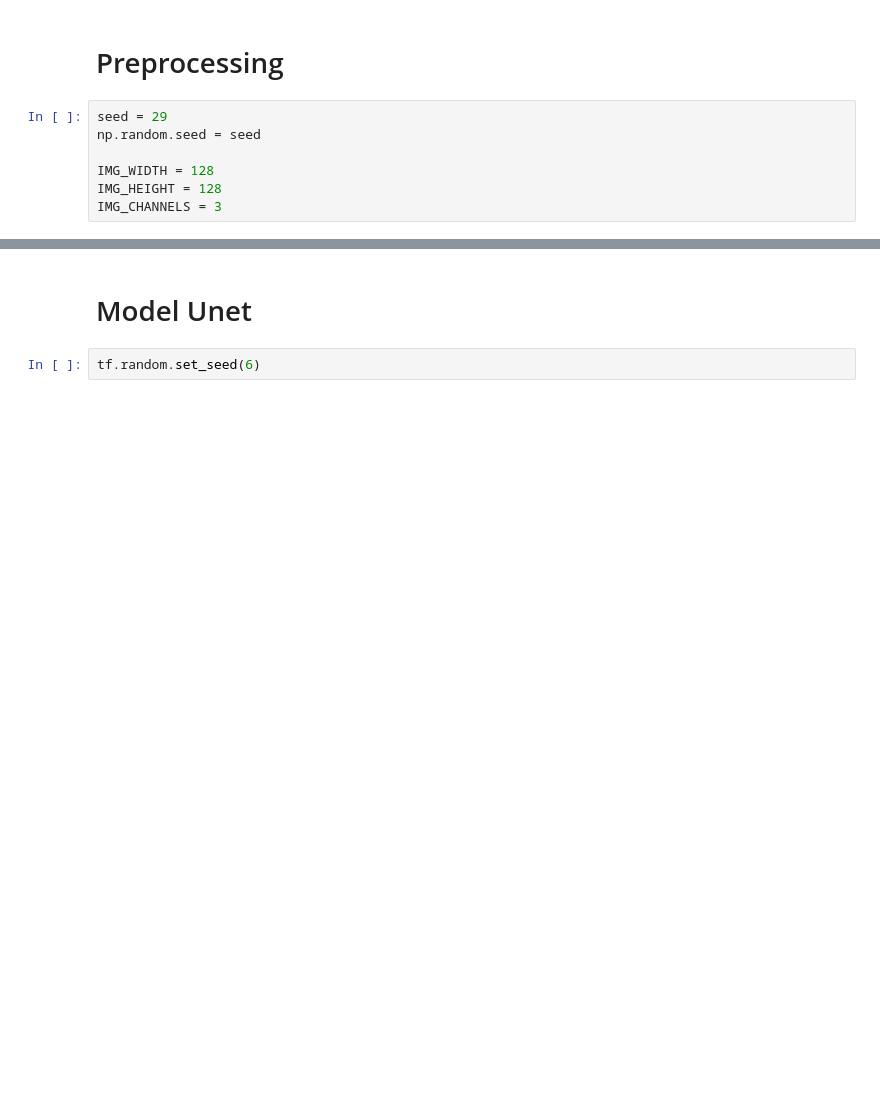
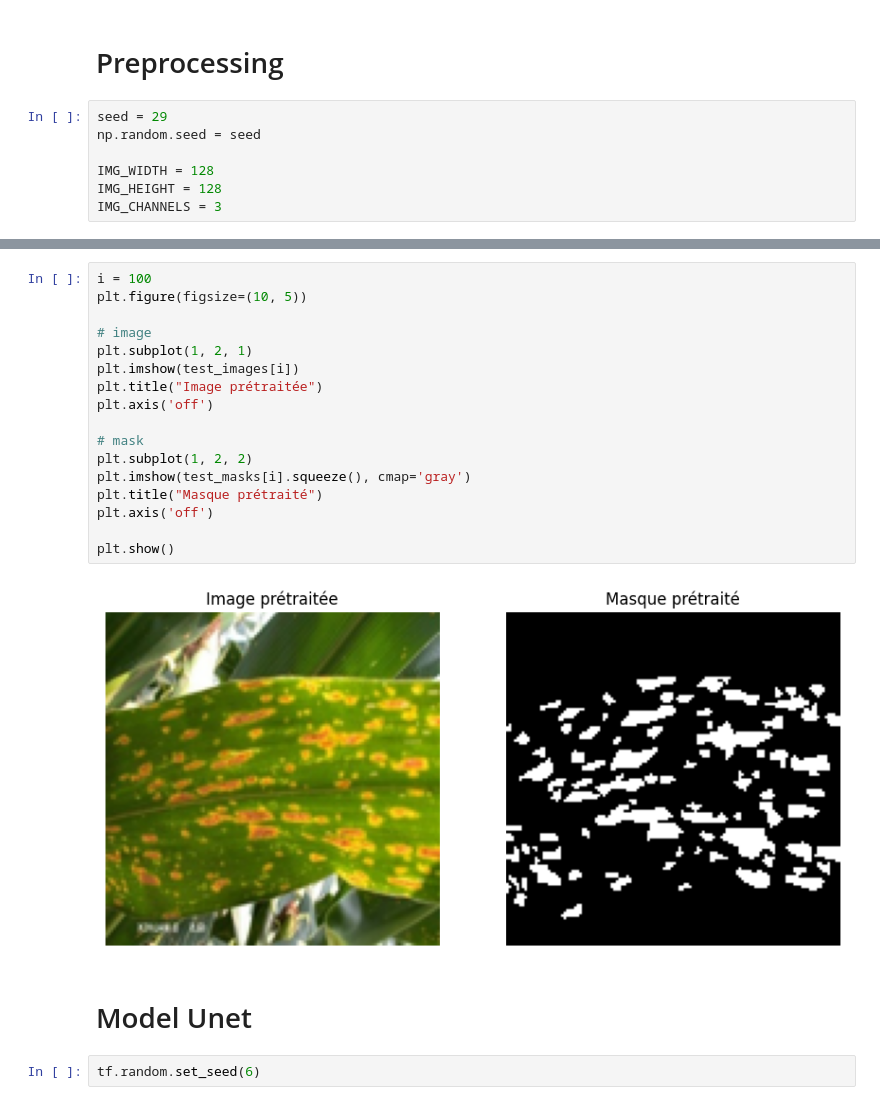
Before and after one commit to Ghilth/Bio_Analytica, a Jupyter notebook: Plant_Disease_Segmentation.ipynb, the cells around one changed output, grey strips where cells are left out. Saved outputs shown, nothing was run; the diff lists cells and outputs as text; blank space fills up the shorter version.

```diff
--- a/Plant_Disease_Segmentation.ipynb
+++ b/Plant_Disease_Segmentation.ipynb
@@ -214,3 +260,22 @@ for i in range(val_images_number):
+# %%
+i = 100
+plt.figure(figsize=(10, 5))
+
+# image
+plt.subplot(1, 2, 1)
+plt.imshow(test_images[i])
+plt.title("Image prétraitée")
+plt.axis('off')
+
+# mask
+plt.subplot(1, 2, 2)
+plt.imshow(test_masks[i].squeeze(), cmap='gray')
+plt.title("Masque prétraité")
+plt.axis('off')
+
+plt.show()
+# %% [output]
+[figure, added]
 # %% [markdown]
 # Model Unet
 # %%
```
Also changed, not shown: parts of 21 cells of this notebook, 1 other file.
